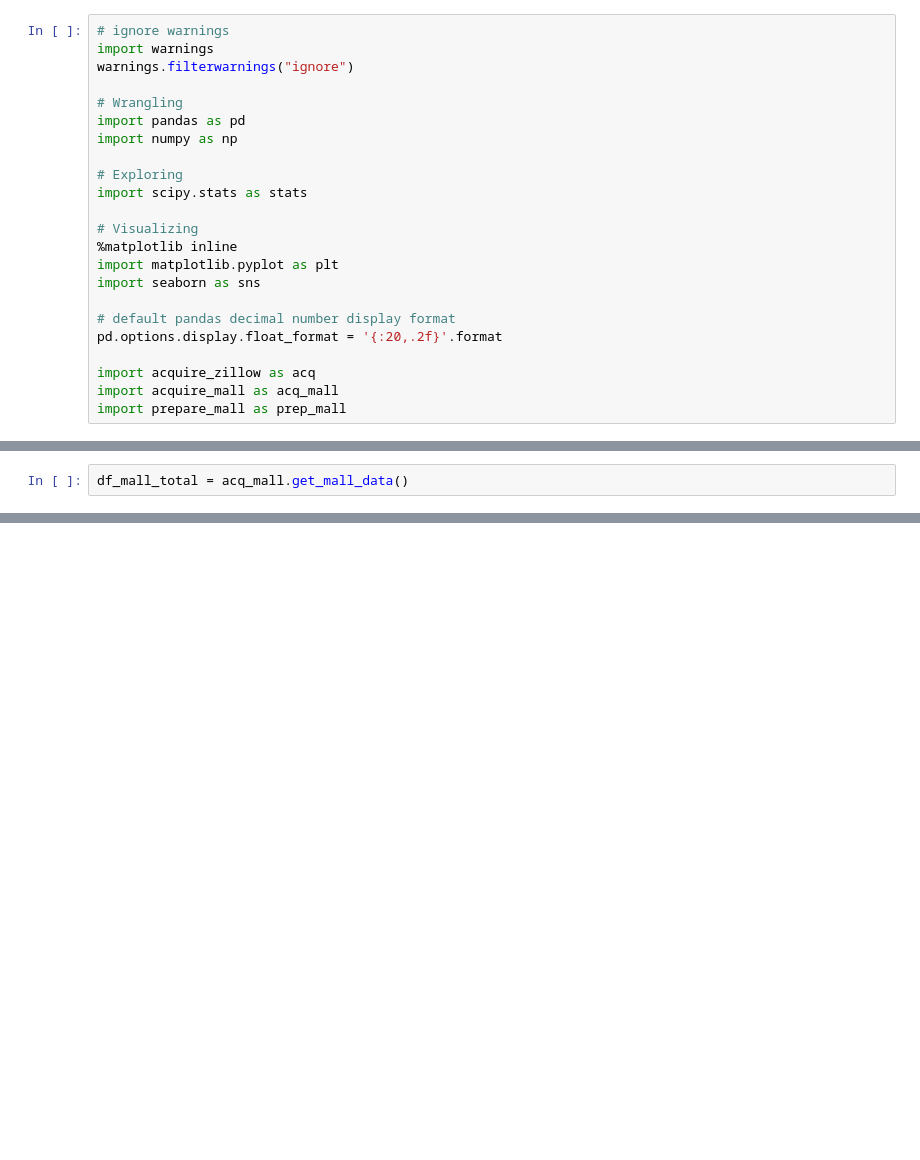
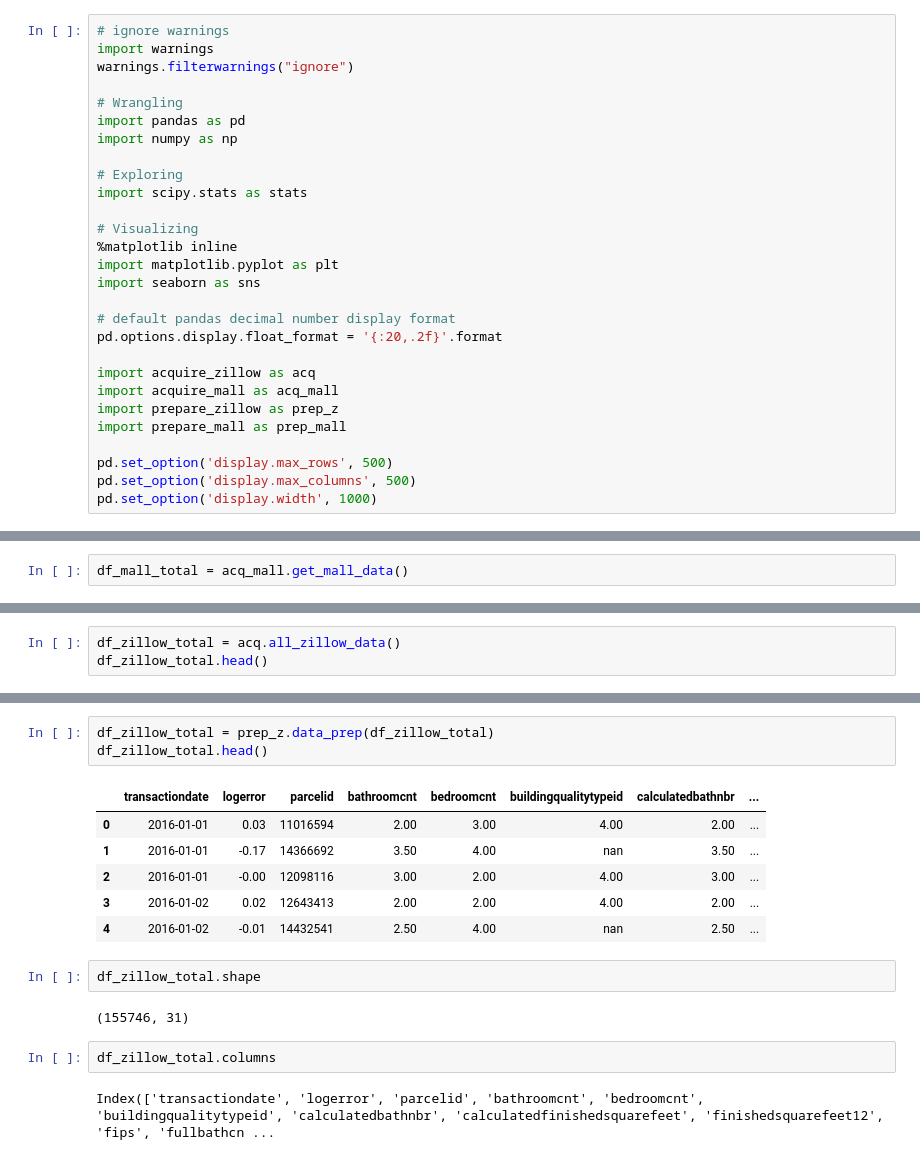
Before and after one commit to HackneyChad/clustering, a Jupyter notebook: clustering_exercises.ipynb, the cells around one changed output, grey strips where cells are left out. Cells and saved outputs as stored; diff of their text form; blank space fills up the shorter version.

```diff
--- a/clustering_exercises.ipynb
+++ b/clustering_exercises.ipynb
@@ -20,4 +20,9 @@ pd.options.display.float_format = '{:20,.2f}'.format
 
 import acquire_zillow as acq
 import acquire_mall as acq_mall
+import prepare_zillow as prep_z
 import prepare_mall as prep_mall
+
+pd.set_option('display.max_rows', 500)
+pd.set_option('display.max_columns', 500)
+pd.set_option('display.width', 1000)
@@ -294,0 +80,3 @@ theis breaks distinct values out of a column and gives each their own field and
+# %%
+df_zillow_total = acq.all_zillow_data()
+df_zillow_total.head()
@@ -294,0 +100,18 @@ theis breaks distinct values out of a column and gives each their own field and
+# %%
+df_zillow_total = prep_z.data_prep(df_zillow_total)
+df_zillow_total.head()
+# %% [output]
+|  | transactiondate | logerror | parcelid | bathroomcnt | bedroomcnt | buildingqualitytypeid | calculatedbathnbr | ... |
+| 0 | 2016-01-01 | 0.03 | 11016594 | 2.00 | 3.00 | 4.00 | 2.00 | ... |
+| 1 | 2016-01-01 | -0.17 | 14366692 | 3.50 | 4.00 | nan | 3.50 | ... |
+| 2 | 2016-01-01 | -0.00 | 12098116 | 3.00 | 2.00 | 4.00 | 3.00 | ... |
+| 3 | 2016-01-02 | 0.02 | 12643413 | 2.00 | 2.00 | 4.00 | 2.00 | ... |
+| 4 | 2016-01-02 | -0.01 | 14432541 | 2.50 | 4.00 | nan | 2.50 | ... |
+# %%
+df_zillow_total.shape
+# %% [output]
+(155746, 31)
+# %%
+df_zillow_total.columns
+# %% [output]
+Index(['transactiondate', 'logerror', 'parcelid', 'bathroomcnt', 'bedroomcnt', 'buildingqualitytypeid', 'calculatedbathnbr', 'calculatedfinishedsquarefeet', 'finishedsquarefeet12', 'fips', 'fullbathcn ...
```
Also changed, not shown: parts of 55 cells of this notebook, 4 other files.
